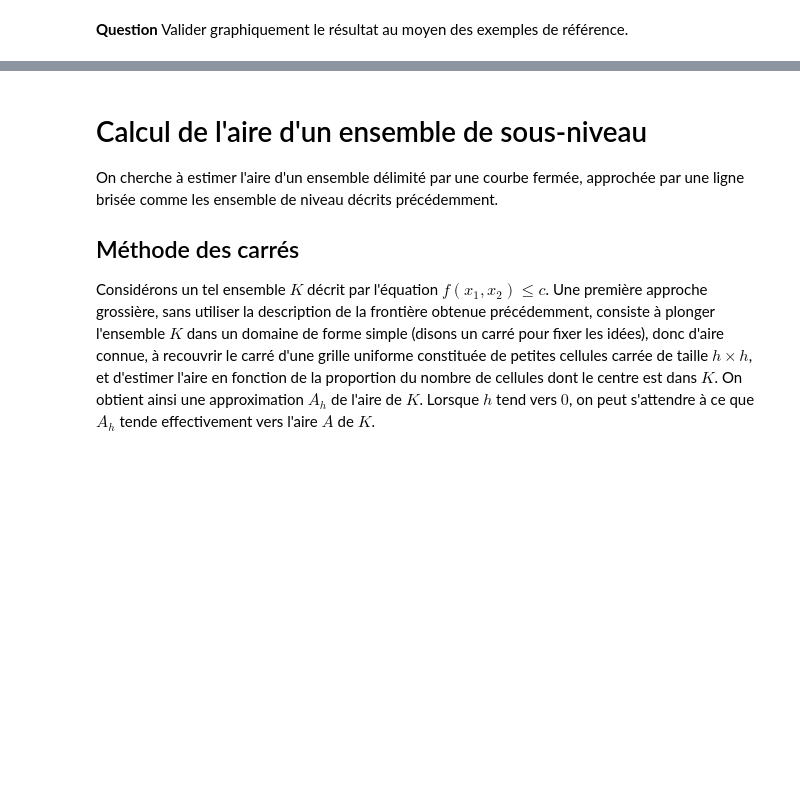
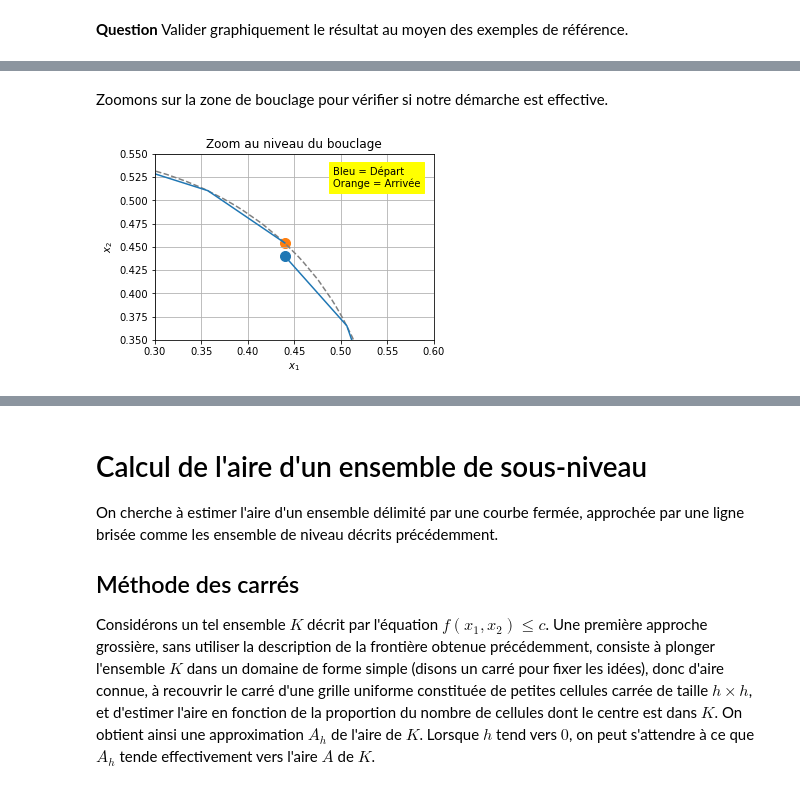
Before and after one commit to MathisGit/Projet-numerique, a Jupyter notebook: Projet numérique - Calcul différentiel.ipynb, the cells around one changed output, grey strips where cells are left out. Cells and saved outputs as stored; diff of their text form; code cells hidden in the pictures; blank space fills up the shorter version.

```diff
--- a/Projet numérique - Calcul différentiel.ipynb
+++ b/Projet numérique - Calcul différentiel.ipynb
@@ -397,0 +408,19 @@ plt.plot(tab[0],tab[1])
+# %% [markdown]
+Zoomons sur la zone de bouclage pour vérifier si notre démarche est effective.
+# %%
+display_contour(
+    f1,
+    x=np.linspace(-1.0, 1.0, 100),
+    y=np.linspace(-1.0, 1.0, 100),
+    levels=10
+)
+tab = level_curve2(f1, 0.44,0.44, 0.8)
+plt.plot(tab[0],tab[1])
+plt.scatter(tab[0,0],tab[1,0],s=100)
+plt.scatter(tab[0,-1],tab[1,-1],s=100)
+plt.axis([0.3, 0.6, 0.35, 0.55])
+plt.title('Zoom au niveau du bouclage')
+plt.figtext(0.62, 0.67, 'Bleu = Départ\nOrange = Arrivée',backgroundcolor = 'yellow')
+plt.show()
+# %% [output]
+[figure, added]
```
Also changed, not shown: parts of 25 cells of this notebook.
